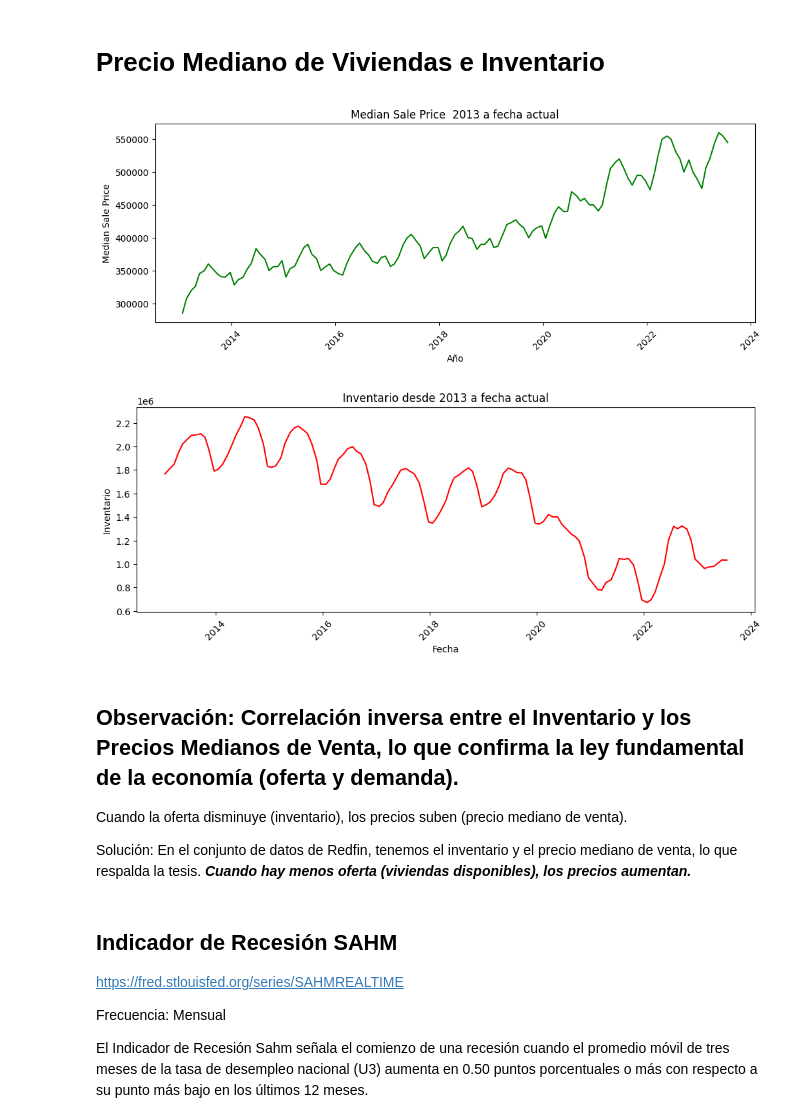
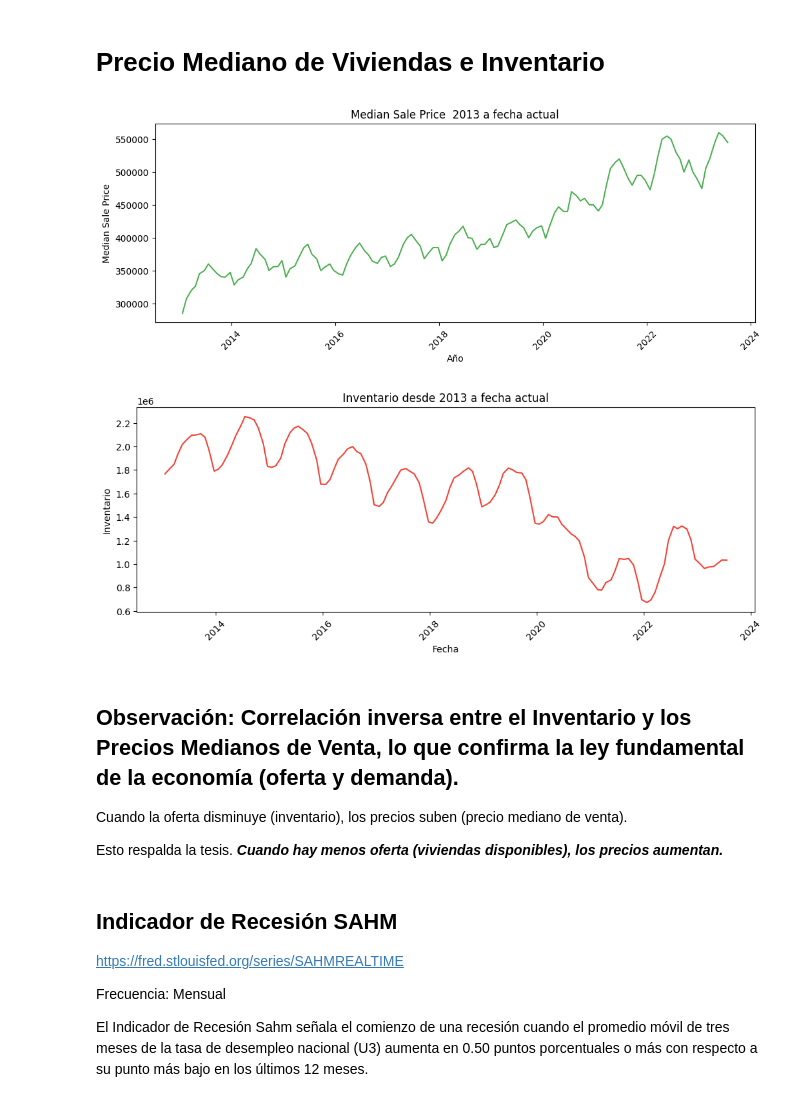
Before and after one commit to MRCSIBR/PF_GRUPO, a Jupyter notebook: AnalisisMacro/notebook.ipynb, the cells around one changed output. Cells and saved outputs as stored; diff of their text form; code cells hidden in the pictures.

```diff
--- a/AnalisisMacro/notebook.ipynb
+++ b/AnalisisMacro/notebook.ipynb
@@ -134,39 +132,39 @@ plt.show()
 # %%
 # Filtrar la data para el rango deseado
 filtered_df = df[df['date'].dt.year >= 2013]
 
 # Group the data by date and calculate the median sale price
 median_price = filtered_df.groupby('date')['Median Sale Price'].median()
 
 # Group the data by date and calculate the inventory
 inventory = filtered_df.groupby('date')['Inventory'].sum()
 
 # Plot the median sale price
 plt.figure(figsize=(12, 4))
-plt.plot(median_price.index, median_price.values, color='green')
+plt.plot(median_price.index, median_price.values, color='#4CAF50')
 plt.xlabel('Año')
 plt.ylabel('Median Sale Price')
 plt.title('Median Sale Price  2013 a fecha actual')
 plt.xticks(rotation=45)
 plt.show()
 
 # Plot the inventory
 plt.figure(figsize=(12, 4))
-plt.plot(inventory.index, inventory.values, color='red')
+plt.plot(inventory.index, inventory.values, color='#f44336')
 plt.xlabel('Fecha')
 plt.ylabel('Inventario')
 plt.title('Inventario desde 2013 a fecha actual')
 plt.xticks(rotation=45)
 plt.show()
 # %% [output]
-[figure, old version]
+[figure, new version]
-[figure, old version]
+[figure, new version]
 # %% [markdown]
 ## Observación: Correlación inversa entre el Inventario y los Precios Medianos de Venta, lo que confirma la ley fundamental de la economía (oferta y demanda).
 
 Cuando la oferta disminuye (inventario), los precios suben (precio mediano de venta).
 
-Solución: En el conjunto de datos de Redfin, tenemos el inventario y el precio mediano de venta, lo que respalda la tesis. ***Cuando hay menos oferta (viviendas disponibles), los precios aumentan.***
+ Esto respalda la tesis. ***Cuando hay menos oferta (viviendas disponibles), los precios aumentan.***
 # %% [markdown]
 ## Indicador de Recesión SAHM
 
```
Also changed, not shown: parts of 6 cells of this notebook.
